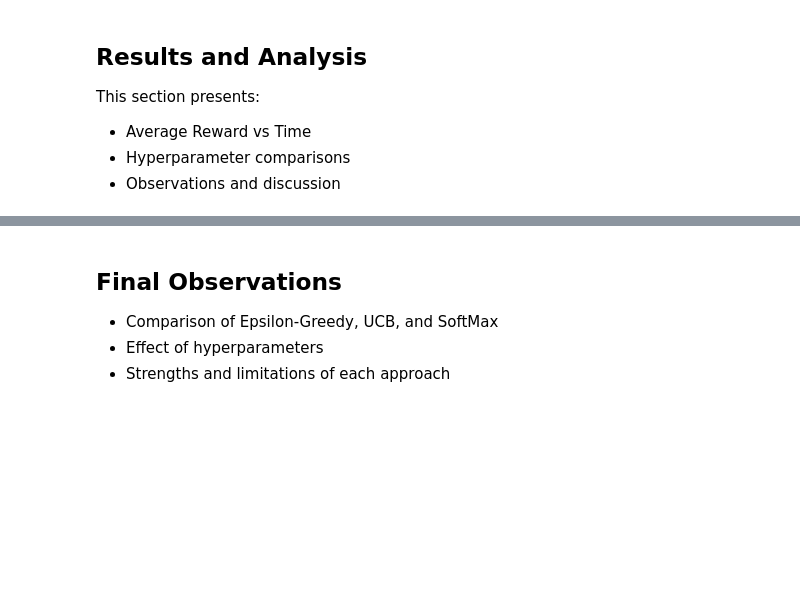
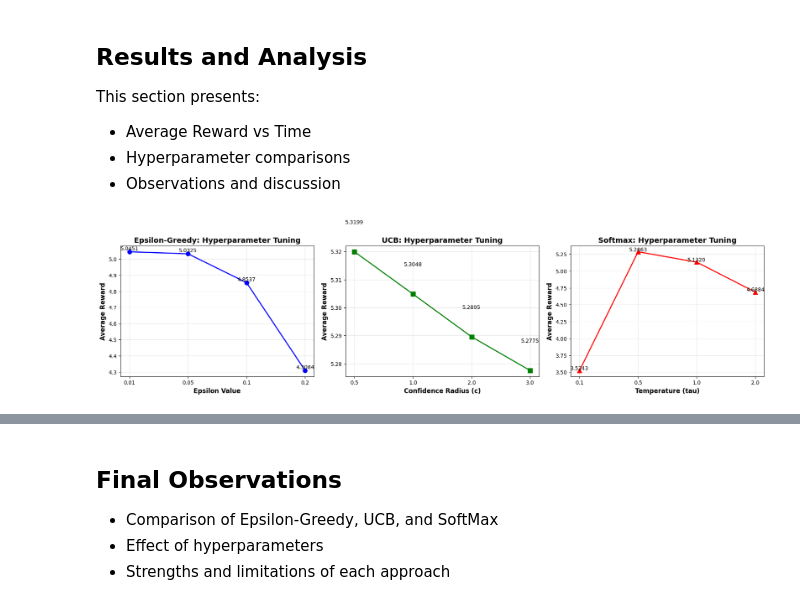
Before and after one commit to anjelica0224/lab3-contextual-bandit, a Jupyter notebook: lab3_results_u20230145.ipynb, the cells around one changed output, grey strips where cells are left out. Drawn from its saved outputs; the diff is of its cells as text; code cells hidden in the pictures; blank space fills up the shorter version.

Commit message:
contextual bandit

```diff
--- a/lab3_results_u20230145.ipynb
+++ b/lab3_results_u20230145.ipynb
@@ -202,3 +275,13 @@ Sample predictions:
 
 The sampler is initialized using the student's roll number `i`.
 Rewards are obtained using `sampler.sample(j)`.
+# %%
+
+print("CONTEXTUAL BANDIT SETUP")
+
+# Initialize sampler with roll number 145
+ROll = 145
+
+print(f"\nInitializing sampler with roll number: {ROll}")
+reward_sampler = sampler(i=ROll)
+print("✓ Sampler initialized successfully")
@@ -235,3 +661,81 @@ This section presents:
 - Average Reward vs Time
 - Hyperparameter comparisons
 - Observations and discussion
+# %%
+import matplotlib.pyplot as plt
+
+fig, axes = plt.subplots(1, 3, figsize=(18, 5))
+
+# Epsilon-Greedy
+ax = axes[0]
+eps_params = list(eg_results.keys())
+eps_rewards = [eg_results[eps]['avg_reward'] for eps in eps_params]
+ax.plot(range(len(eps_params)), eps_rewards, marker='o', linewidth=2, markersize=8, color='blue')
+ax.set_xlabel('Epsilon Value', fontsize=12, fontweight='bold')
+ax.set_ylabel('Average Reward', fontsize=12, fontweight='bold')
+ax.set_title('Epsilon-Greedy: Hyperparameter Tuning', fontsize=14, fontweight='bold')
+ax.set_xticks(range(len(eps_params)))
+ax.set_xticklabels(eps_params)
+ax.grid(True, alpha=0.3)
+for i, (eps, reward) in enumerate(zip(eps_params, eps_rewards)):
+    ax.text(i, reward + 0.01, f'{reward:.4f}', ha='center', fontsize=10)
+
+# UCB
+ax = axes[1]
+c_params = list(ucb_results.keys())
+c_rewards = [ucb_results[c]['avg_reward'] for c in c_params]
+ax.plot(range(len(c_params)), c_rewards, marker='s', linewidth=2, markersize=8, color='green')
+ax.set_xlabel('Confidence Radius (c)', fontsize=12, fontweight='bold')
+ax.set_ylabel('Average Reward', fontsize=12, fontweight='bold')
+ax.set_title('UCB: Hyperparameter Tuning', fontsize=14, fontweight='bold')
+ax.set_xticks(range(len(c_params)))
+ax.set_xticklabels(c_params)
+ax.grid(True, alpha=0.3)
+for i, (c, reward) in enumerate(zip(c_params, c_rewards)):
+    ax.text(i, reward + 0.01, f'{reward:.4f}', ha='center', fontsize=10)
+
+# Softmax
+ax = axes[2]
+tau_params = list(softmax_results.keys())
+tau_rewards = [softmax_results[tau]['avg_reward'] for tau in tau_params]
+ax.plot(range(len(tau_params)), tau_rewards, marker='^', linewidth=2, markersize=8, color='red')
+ax.set_xlabel('Temperature (tau)', fontsize=12, fontweight='bold')
+ax.set_ylabel('Average Reward', fontsize=12, fontweight='bold')
+ax.set_title('Softmax: Hyperparameter Tuning', fontsize=14, fontweight='bold')
+ax.set_xticks(range(len(tau_params)))
+ax.set_xticklabels(tau_params)
+ax.grid(True, alpha=0.3)
+for i, (tau, reward) in enumerate(zip(tau_params, tau_rewards)):
+    ax.text(i, reward + 0.01, f'{reward:.4f}', ha='center', fontsize=10)
+
+plt.tight_layout()
+plt.savefig('hyperparameter_comparison_U20230145.png', dpi=300, bbox_inches='tight')
+plt.show()
+print("\n✓ Hyperparameter comparison plot saved")
+
+# Algorithm comparison
+fig, ax = plt.subplots(figsize=(10, 6))
+
+algorithms = list(algorithms_summary.keys())
+best_rewards = list(algorithms_summary.values())
+colors = ['blue', 'green', 'red']
+
+bars = ax.bar(algorithms, best_rewards, color=colors, alpha=0.7, edgecolor='black', linewidth=2)
+
+ax.set_xlabel('Algorithm', fontsize=12, fontweight='bold')
+ax.set_ylabel('Best Average Reward', fontsize=12, fontweight='bold')
+ax.set_title('Algorithm Performance Comparison', fontsize=14, fontweight='bold')
+ax.grid(axis='y', alpha=0.3)
+
+for bar, reward in zip(bars, best_rewards):
+    height = bar.get_height()
+    ax.text(bar.get_x() + bar.get_width()/2., height,
+            f'{reward:.4f}',
+            ha='center', va='bottom', fontsize=11, fontweight='bold')
+
+plt.tight_layout()
+plt.savefig('algorithm_comparison_U20230145.png', dpi=300, bbox_inches='tight')
+plt.show()
+print("✓ Algorithm comparison plot saved")
+# %% [output]
+[figure, added]
```
Also changed, not shown: parts of 13 cells of this notebook, 5 other files.
